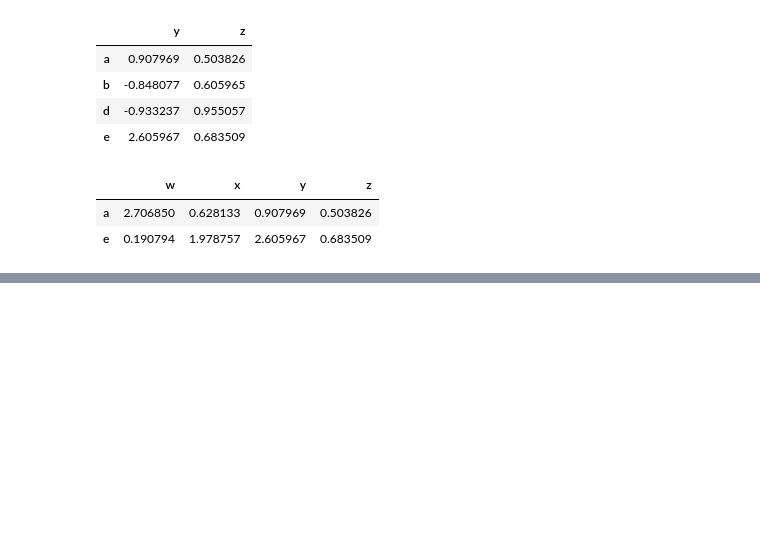
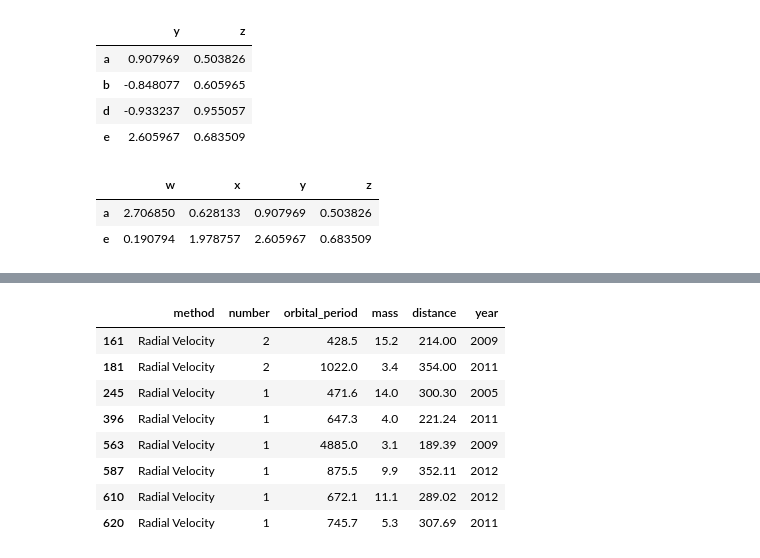
Before and after one commit to mehmetsar/modules_and_packages, a Jupyter notebook: pandas_dataframe_session2.ipynb, the cells around one changed output, grey strips where cells are left out. Cells and saved outputs as stored; diff of their text form; code cells hidden in the pictures; blank space fills up the shorter version.

```diff
--- a/pandas_dataframe_session2.ipynb
+++ b/pandas_dataframe_session2.ipynb
@@ -289,0 +443,12 @@ df3[(df3["w"]>0) | (df3["y"]>0.5) ]
+# %%
+df[(df["mass"]>3) & (df["distance"]>180)]
+# %% [output]
+|  | method | number | orbital_period | mass | distance | year |
+| 161 | Radial Velocity | 2 | 428.5 | 15.2 | 214.00 | 2009 |
+| 181 | Radial Velocity | 2 | 1022.0 | 3.4 | 354.00 | 2011 |
+| 245 | Radial Velocity | 1 | 471.6 | 14.0 | 300.30 | 2005 |
+| 396 | Radial Velocity | 1 | 647.3 | 4.0 | 221.24 | 2011 |
+| 563 | Radial Velocity | 1 | 4885.0 | 3.1 | 189.39 | 2009 |
+| 587 | Radial Velocity | 1 | 875.5 | 9.9 | 352.11 | 2012 |
+| 610 | Radial Velocity | 1 | 672.1 | 11.1 | 289.02 | 2012 |
+| 620 | Radial Velocity | 1 | 745.7 | 5.3 | 307.69 | 2011 |
```
Also changed, not shown: parts of 21 cells of this notebook.
